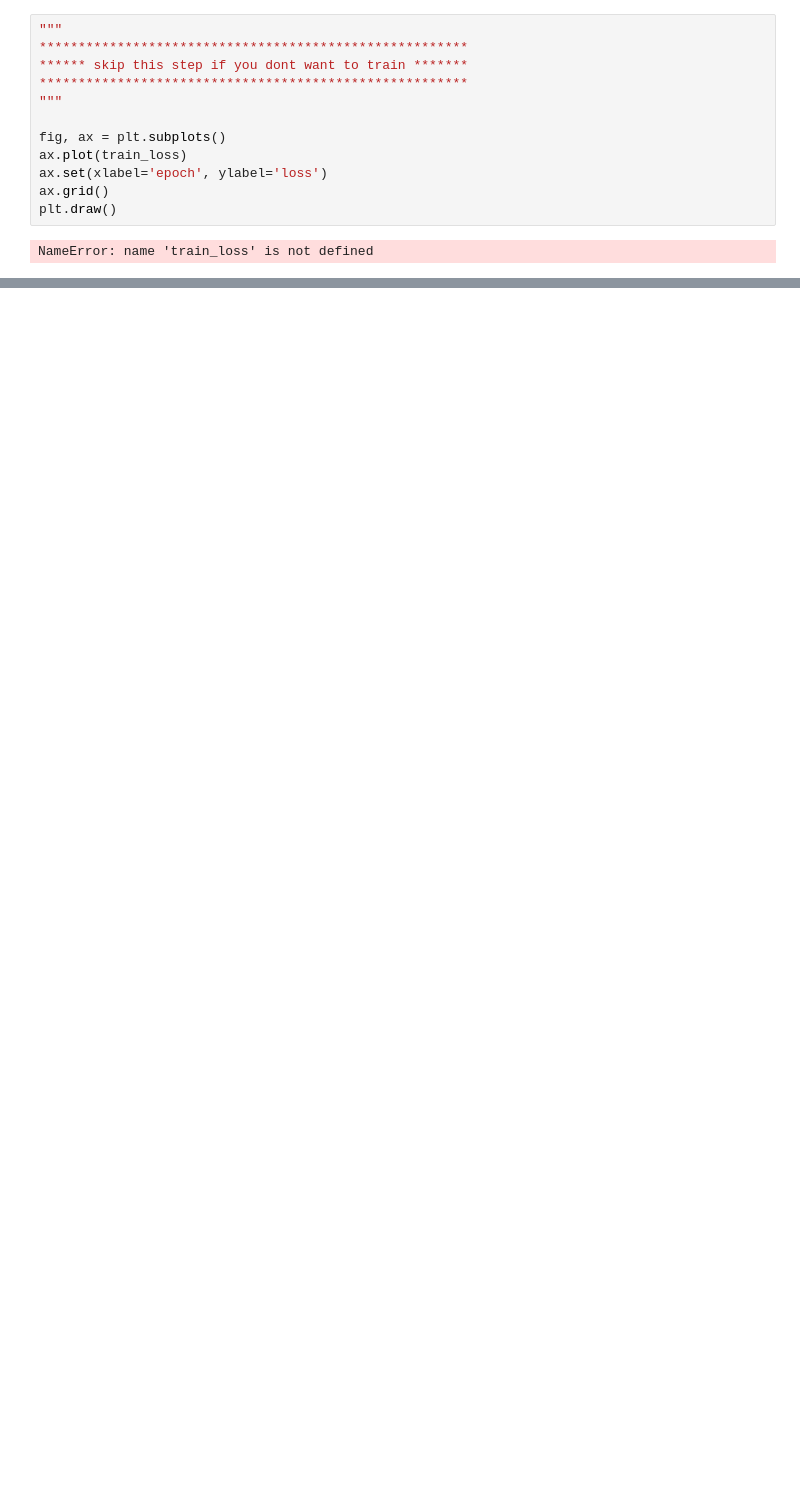
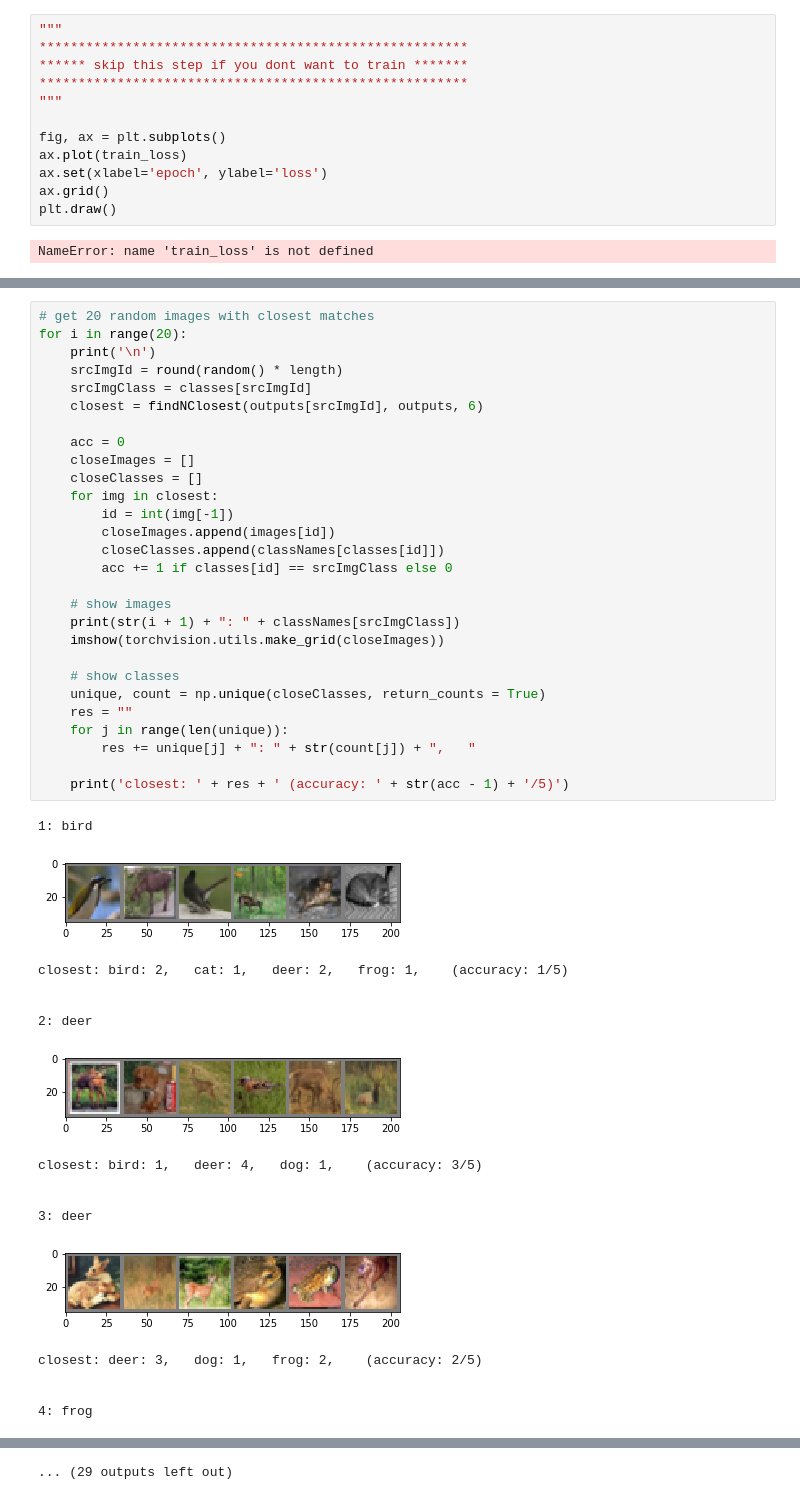
Before and after one commit to PhilipOe1612340/MMR-Autoencoder, a Jupyter notebook: src/autoencoder-pytorch.ipynb, the cells around one changed output, grey strips where cells are left out. Drawn from its saved outputs; the diff is of its cells as text; blank space fills up the shorter version.

```diff
--- a/src/autoencoder-pytorch.ipynb
+++ b/src/autoencoder-pytorch.ipynb
@@ -201,0 +223,45 @@ TypeError: 'module' object is not callable
+# %%
+# get 20 random images with closest matches
+for i in range(20):
+    print('\n')
+    srcImgId = round(random() * length)
+    srcImgClass = classes[srcImgId]
+    closest = findNClosest(outputs[srcImgId], outputs, 6)
+
+    acc = 0
+    closeImages = []
+    closeClasses = []
+    for img in closest:
+        id = int(img[-1])
+        closeImages.append(images[id])
+        closeClasses.append(classNames[classes[id]])
+        acc += 1 if classes[id] == srcImgClass else 0
+
+    # show images
+    print(str(i + 1) + ": " + classNames[srcImgClass])
+    imshow(torchvision.utils.make_grid(closeImages))
+
+    # show classes
+    unique, count = np.unique(closeClasses, return_counts = True)
+    res = ""
+    for j in range(len(unique)):
+        res += unique[j] + ": " + str(count[j]) + ",   "
+
+    print('closest: ' + res + ' (accuracy: ' + str(acc - 1) + '/5)')
+# %% [output]
+1: bird
+[figure, added]
+closest: bird: 2,   cat: 1,   deer: 2,   frog: 1,    (accuracy: 1/5)
+
+
+2: deer
+[figure, added]
+closest: bird: 1,   deer: 4,   dog: 1,    (accuracy: 3/5)
+
+
+3: deer
+[figure, added]
+closest: deer: 3,   dog: 1,   frog: 2,    (accuracy: 2/5)
+
+
+4: frog
@@ -201,0 +279 @@ TypeError: 'module' object is not callable
+... (29 outputs left out)
```
Also changed, not shown: parts of 6 cells of this notebook.
